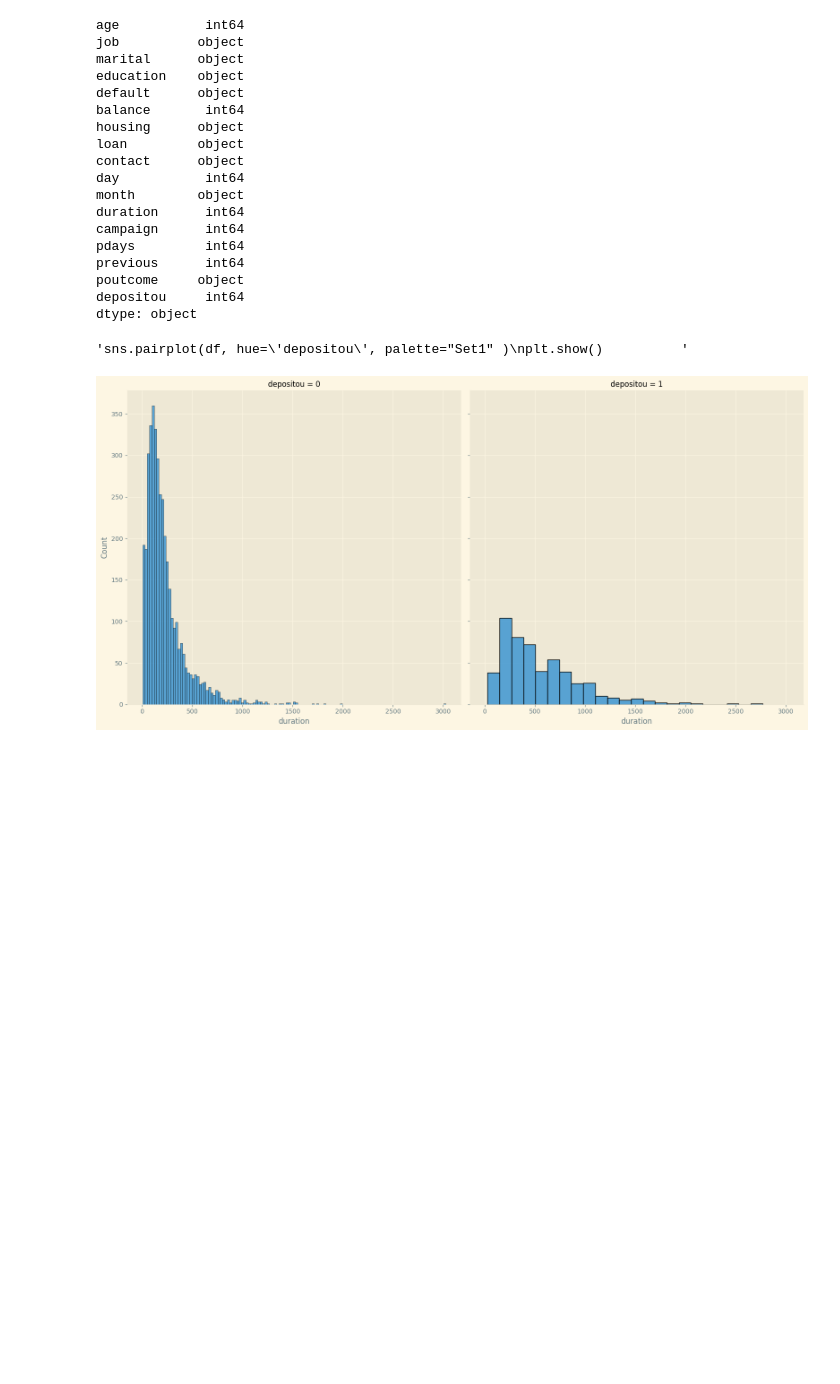
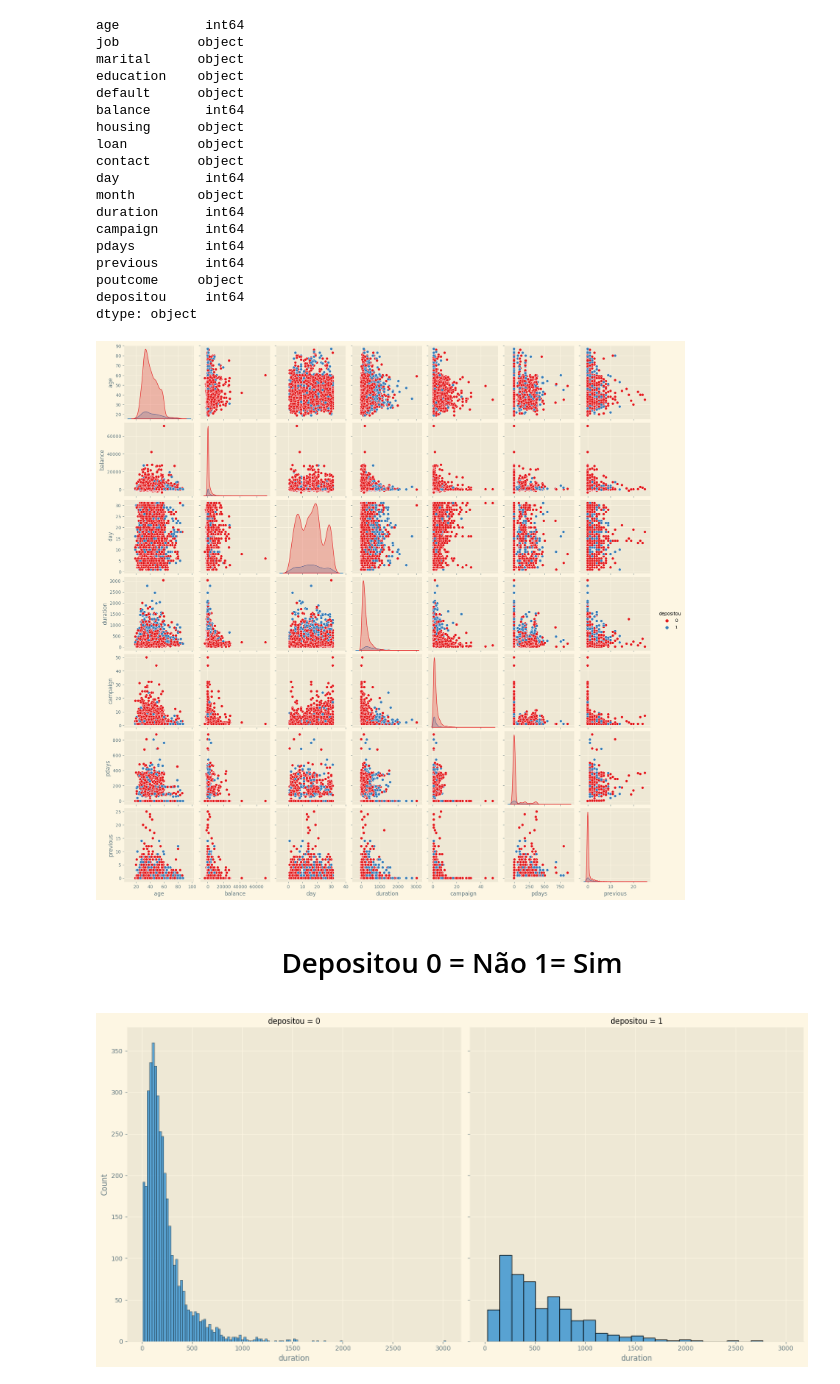
Before and after one commit to felipefagion/bank_machine_learning, a Jupyter notebook: mercado.ipynb, the cells around one changed output. Saved outputs shown, nothing was run; the diff lists cells and outputs as text; code cells hidden in the pictures; blank space fills up the shorter version.

```diff
--- a/mercado.ipynb
+++ b/mercado.ipynb
@@ -356,10 +369,14 @@ poutcome     object
 depositou     int64
 dtype: object
 # %%
-"""sns.pairplot(df, hue='depositou', palette="Set1" )
-plt.show()          """
+sns.pairplot(df, hue='depositou', palette="Set1" )
+plt.show()
 # %% [output]
-'sns.pairplot(df, hue=\'depositou\', palette="Set1" )\nplt.show()          '
+[figure, added]
+# %% [markdown]
+<div align="center">
+ <h1> Depositou 0 = Não 1= Sim </h1>
+ </div>
 # %%
 # Criar um FacetGrid
 his = sns.FacetGrid(df, col="depositou", height=8)
```
Also changed, not shown: parts of 12 cells of this notebook.
